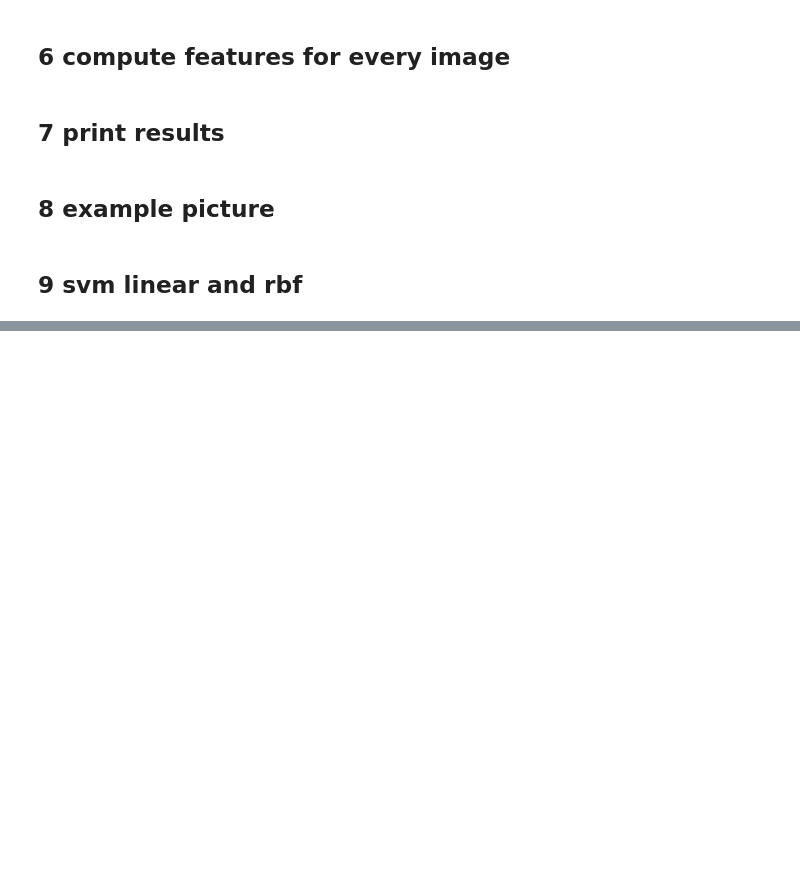
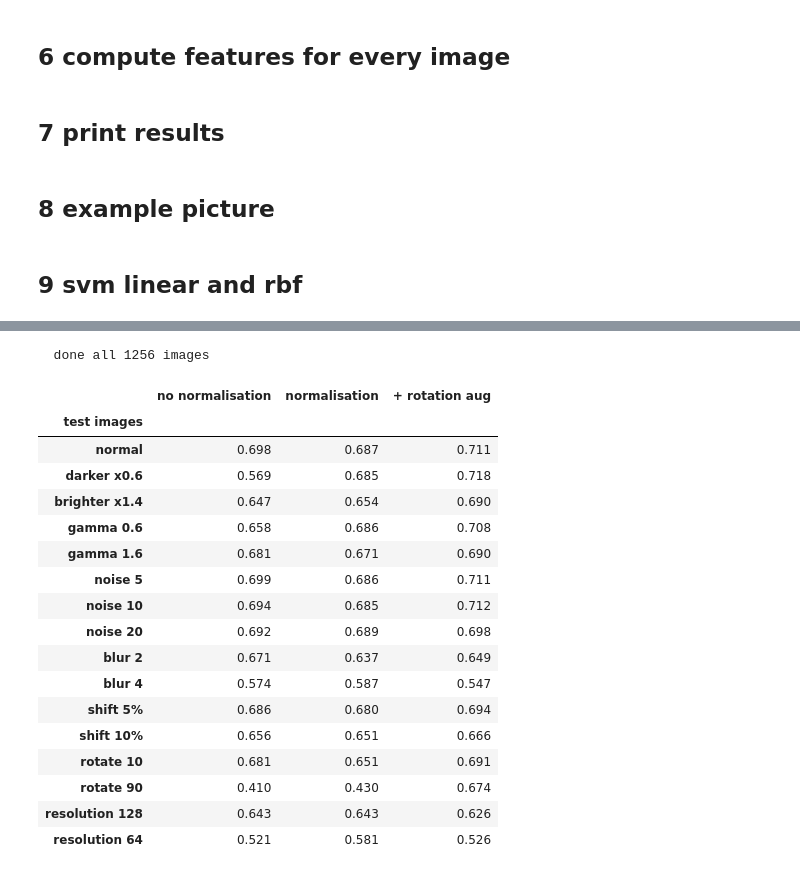
Before and after one commit to harryconnor/Road-Damage-Classification, a Jupyter notebook: edge/edge_basics.ipynb, the cells around one changed output, grey strips where cells are left out. Drawn from its saved outputs; the diff is of its cells as text; code cells hidden in the pictures; blank space fills up the shorter version.

```diff
--- a/edge/edge_basics.ipynb
+++ b/edge/edge_basics.ipynb
@@ -657,0 +1159,35 @@ ablation_results.round(3)
+# %%
+# robustness without normalisation to show what it fixed
+# features get worked out again with NORMALISE off then it gets turned back on
+
+NORMALISE = False
+plain = feature_matrix(compute_all(table), "all")
+robustness_plain = run_robustness(table, plain, edge_test_features, kernels=("rbf",))
+NORMALISE = True
+
+# rbf macro f1 for each version of the pipeline next to each other
+pd.DataFrame({
+    "no normalisation": robustness_plain.set_index("test images")["macro f1"],
+    "normalisation": robustness[robustness["svm"] == "rbf"].set_index("test images")["macro f1"],
+    "+ rotation aug": robustness_aug.set_index("test images")["macro f1"],
+}).round(3)
+# %% [output]
+  done all 1256 images
+|  | no normalisation | normalisation | + rotation aug |
+| test images |  |  |  |
+| normal | 0.698 | 0.687 | 0.711 |
+| darker x0.6 | 0.569 | 0.685 | 0.718 |
+| brighter x1.4 | 0.647 | 0.654 | 0.690 |
+| gamma 0.6 | 0.658 | 0.686 | 0.708 |
+| gamma 1.6 | 0.681 | 0.671 | 0.690 |
+| noise 5 | 0.699 | 0.686 | 0.711 |
+| noise 10 | 0.694 | 0.685 | 0.712 |
+| noise 20 | 0.692 | 0.689 | 0.698 |
+| blur 2 | 0.671 | 0.637 | 0.649 |
+| blur 4 | 0.574 | 0.587 | 0.547 |
+| shift 5% | 0.686 | 0.680 | 0.694 |
+| shift 10% | 0.656 | 0.651 | 0.666 |
+| rotate 10 | 0.681 | 0.651 | 0.691 |
+| rotate 90 | 0.410 | 0.430 | 0.674 |
+| resolution 128 | 0.643 | 0.643 | 0.626 |
+| resolution 64 | 0.521 | 0.581 | 0.526 |
```
Also changed, not shown: parts of 29 cells of this notebook, 2 other files.
